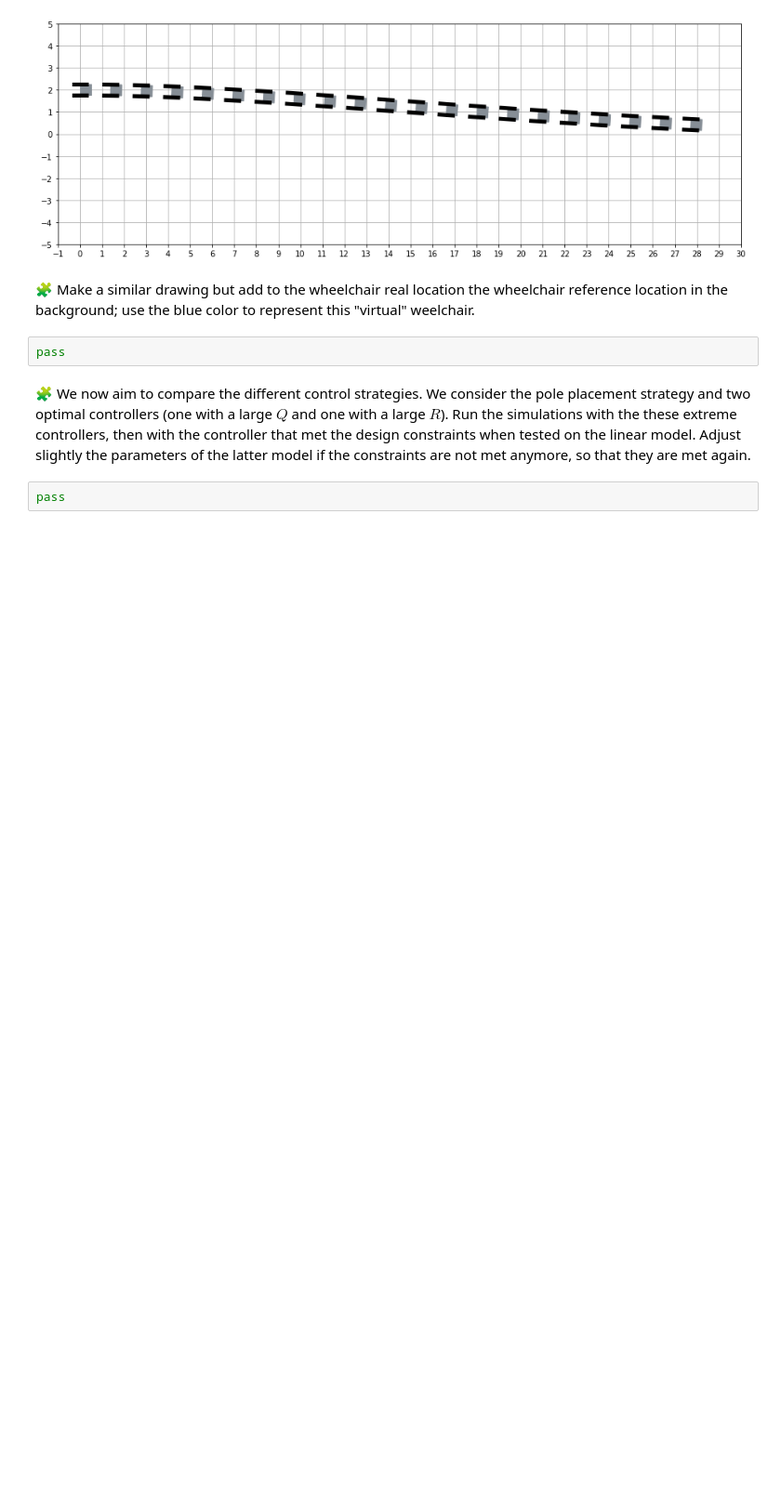
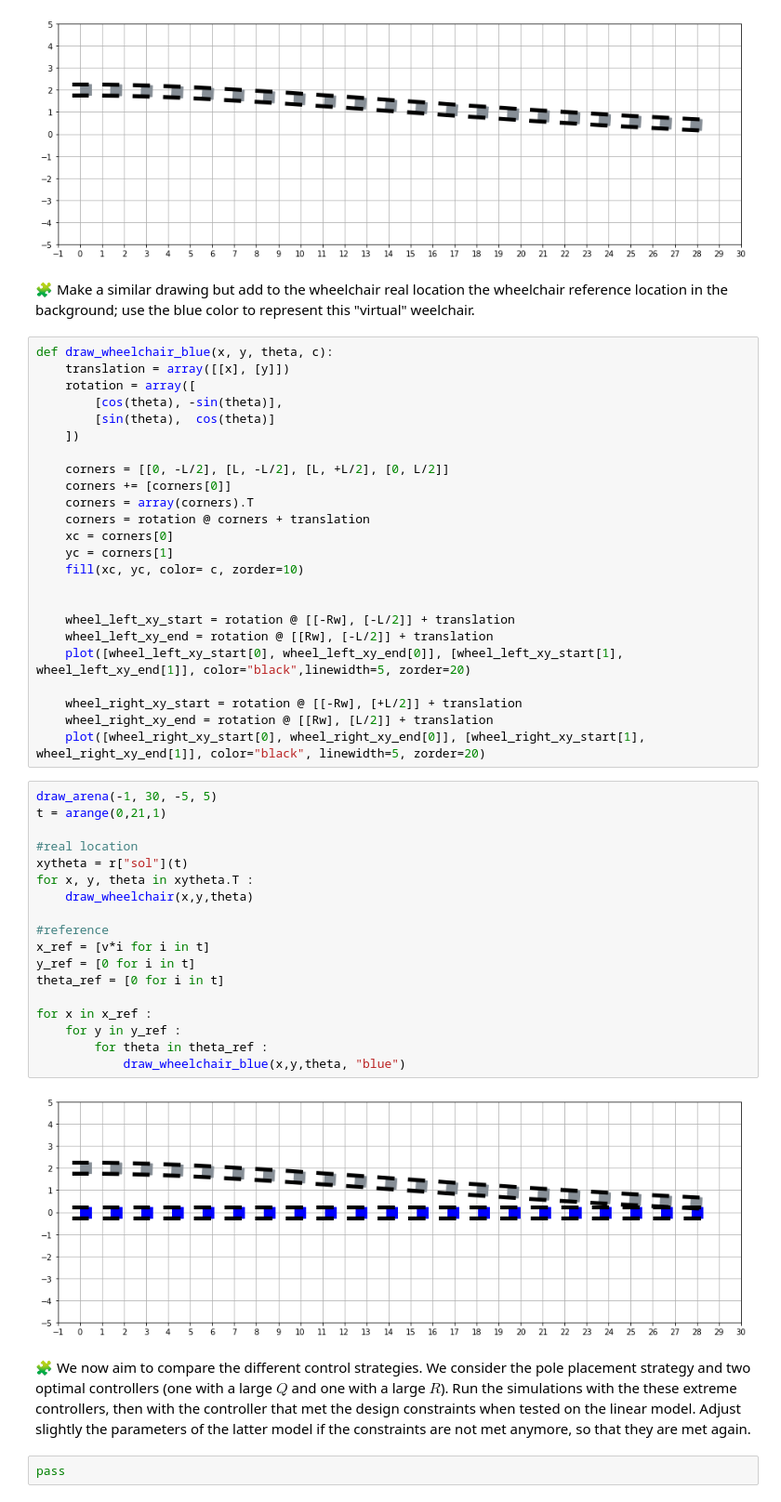
Before and after one commit to youssra191/control-engineering-with-python-project-2022-2023, a Jupyter notebook: Project-3.ipynb, the cells around one changed output. Shown: that part at 93% size. Cells and saved outputs as stored; diff of their text form; blank space fills up the shorter version.

```diff
--- a/Project-3.ipynb
+++ b/Project-3.ipynb
@@ -965,8 +965,50 @@ for x, y, theta in sol.T :
 [figure]
 # %% [markdown]
 🧩 Make a similar drawing but add to the wheelchair real location the wheelchair reference location in the background; use the blue color to represent this "virtual" weelchair.
-# %%
-pass
+# %%
+def draw_wheelchair_blue(x, y, theta, c):
+    translation = array([[x], [y]])
+    rotation = array([
+        [cos(theta), -sin(theta)],
+        [sin(theta),  cos(theta)]
+    ])
+
+    corners = [[0, -L/2], [L, -L/2], [L, +L/2], [0, L/2]]
+    corners += [corners[0]]
+    corners = array(corners).T
+    corners = rotation @ corners + translation
+    xc = corners[0]
+    yc = corners[1]
+    fill(xc, yc, color= c, zorder=10)
+
+
+    wheel_left_xy_start = rotation @ [[-Rw], [-L/2]] + translation
+    wheel_left_xy_end = rotation @ [[Rw], [-L/2]] + translation
+    plot([wheel_left_xy_start[0], wheel_left_xy_end[0]], [wheel_left_xy_start[1], wheel_left_xy_end[1]], color="black",linewidth=5, zorder=20)
+
+    wheel_right_xy_start = rotation @ [[-Rw], [+L/2]] + translation
+    wheel_right_xy_end = rotation @ [[Rw], [L/2]] + translation
+    plot([wheel_right_xy_start[0], wheel_right_xy_end[0]], [wheel_right_xy_start[1], wheel_right_xy_end[1]], color="black", linewidth=5, zorder=20)
+# %%
+draw_arena(-1, 30, -5, 5)
+t = arange(0,21,1)
+
+#real location
+xytheta = r["sol"](t)
+for x, y, theta in xytheta.T :
+    draw_wheelchair(x,y,theta)
+
+#reference
+x_ref = [v*i for i in t]
+y_ref = [0 for i in t]
+theta_ref = [0 for i in t]
+
+for x in x_ref :
+    for y in y_ref :
+        for theta in theta_ref :
+            draw_wheelchair_blue(x,y,theta, "blue")
+# %% [output]
+[figure, added]
 # %% [markdown]
 🧩 We now aim to compare the different control strategies. We consider the pole placement strategy and two optimal controllers (one with a large $Q$ and one with a large $R$). Run the simulations with the these extreme controllers, then with the controller that met the design constraints when tested on the linear model. Adjust slightly the parameters of the latter model if the constraints are not met anymore, so that they are met again.
 # %%
```
